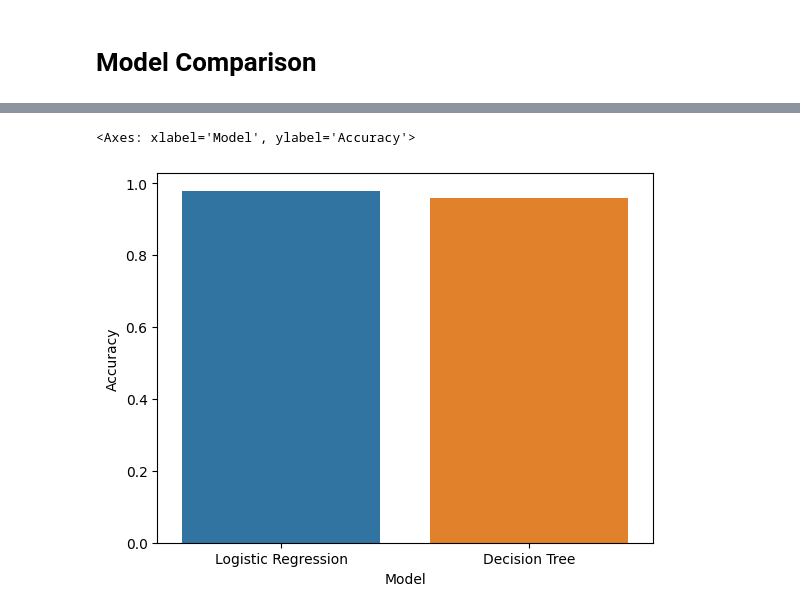
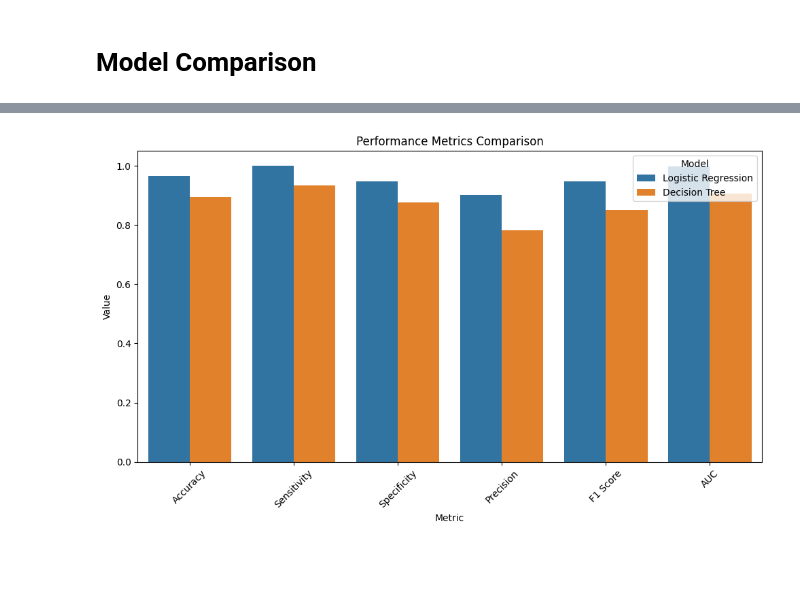
Before and after one commit to sweerasingha/breast_cancer_prediction, a Jupyter notebook: breast_cancer_prediction.ipynb, the cells around one changed output, grey strips where cells are left out. Cells and saved outputs as stored; diff of their text form; code cells hidden in the pictures; blank space fills up the shorter version.

```diff
--- a/breast_cancer_prediction.ipynb
+++ b/breast_cancer_prediction.ipynb
@@ -385,9 +390,17 @@ print(metrics_comparison)
-# %%
-# Plot the accuracies for visual comparison
-sns.barplot(x='Model', y='Accuracy', data=accuracy_comparison)
-# %% [output]
-<Axes: xlabel='Model', ylabel='Accuracy'>
-[figure, removed]
+# %%
+# Melt the DataFrame to have a suitable format for sns.barplot
+metrics_melted = metrics_comparison.melt(id_vars='Model', var_name='Metric', value_name='Value')
+# %%
+# Plot the metrics for visual comparison
+plt.figure(figsize=(10, 6))
+sns.barplot(x='Metric', y='Value', hue='Model', data=metrics_melted)
+plt.title('Performance Metrics Comparison')
+plt.xticks(rotation=45)
+plt.legend(title='Model')
+plt.tight_layout()
+plt.show()
+# %% [output]
+[figure, added]
 # %%
 # Plot ROC Curves
 plt.figure(figsize=(10, 8))
```
Also changed, not shown: parts of 13 cells of this notebook.
